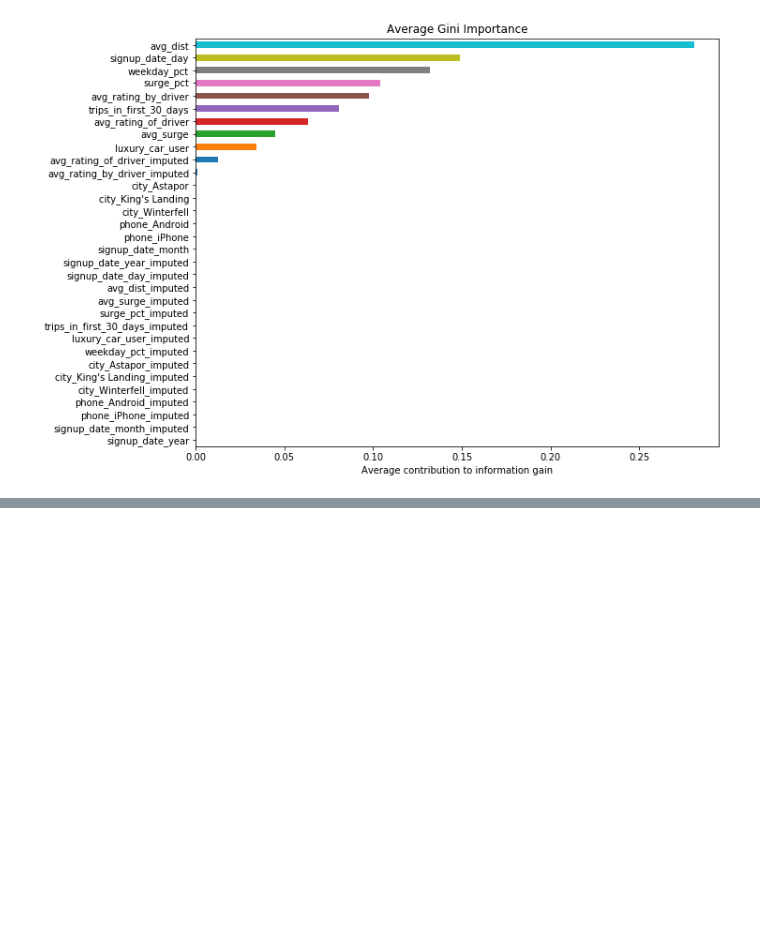
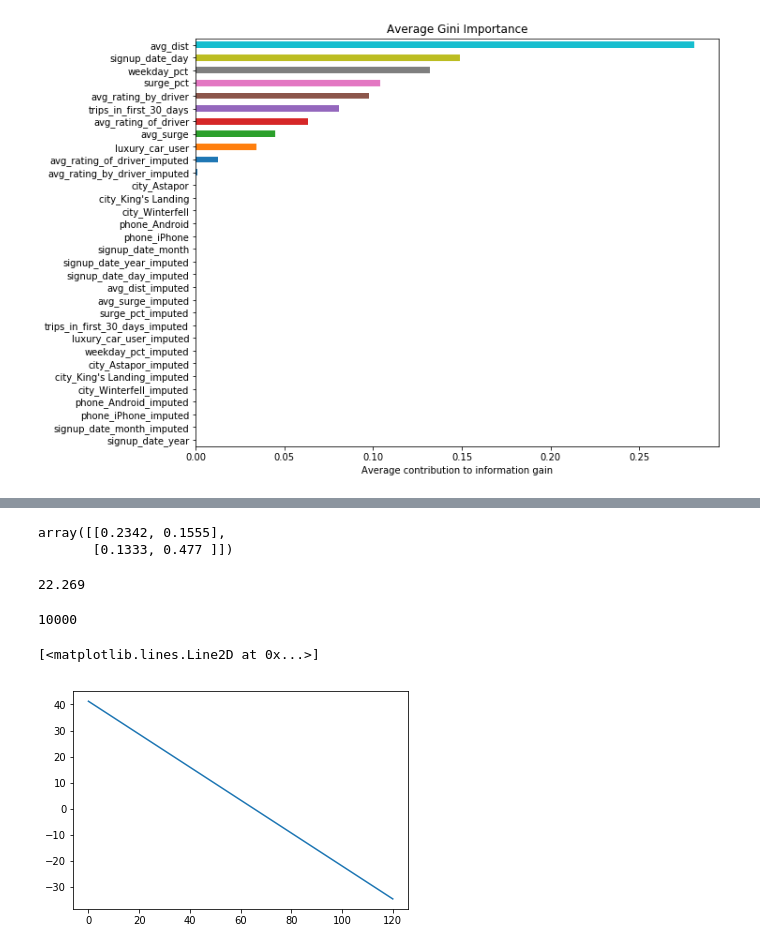
Before and after one commit to bertolero16/Churn-Case-Study, a Jupyter notebook: cosmas_stuff.ipynb, the cells around one changed output, grey strips where cells are left out. Cells and saved outputs as stored; diff of their text form; code cells hidden in the pictures; blank space fills up the shorter version.

```diff
--- a/cosmas_stuff.ipynb
+++ b/cosmas_stuff.ipynb
@@ -218,0 +266,5 @@ plt.tight_layout()
+# %%
+rf2 = best_rf_model
+model = rf2.fit(train_X, train_y)
+yhat = model.predict(test_X)
+ezprint_cmatrix(test_y, yhat)
@@ -218,0 +293,28 @@ plt.tight_layout()
+# %%
+profits = [[0, -30],[-120, 90]]
+con = confusion_matrix(yhat,test_y)
+# %%
+con / np.sum(con)
+# %% [output]
+array([[0.2342, 0.1555],
+       [0.1333, 0.477 ]])
+# %%
+np.sum(con * profits/ np.sum(con))
+# %% [output]
+22.269
+# %%
+np.sum(con)
+# %% [output]
+10000
+# %%
+def get_profits(cost, con):
+    profits = [[0, -cost],[-120, 120 - cost]]
+    return np.sum(con/ np.sum(con) * profits)
+# %%
+nums = list(range(0,121))
+profits = list(map(lambda x: get_profits(x, con), nums))
+# %%
+plt.plot(nums,profits)
+# %% [output]
+[<matplotlib.lines.Line2D at 0x...>]
+[figure, added]
```
Also changed, not shown: parts of 11 cells of this notebook, 1 other file.
